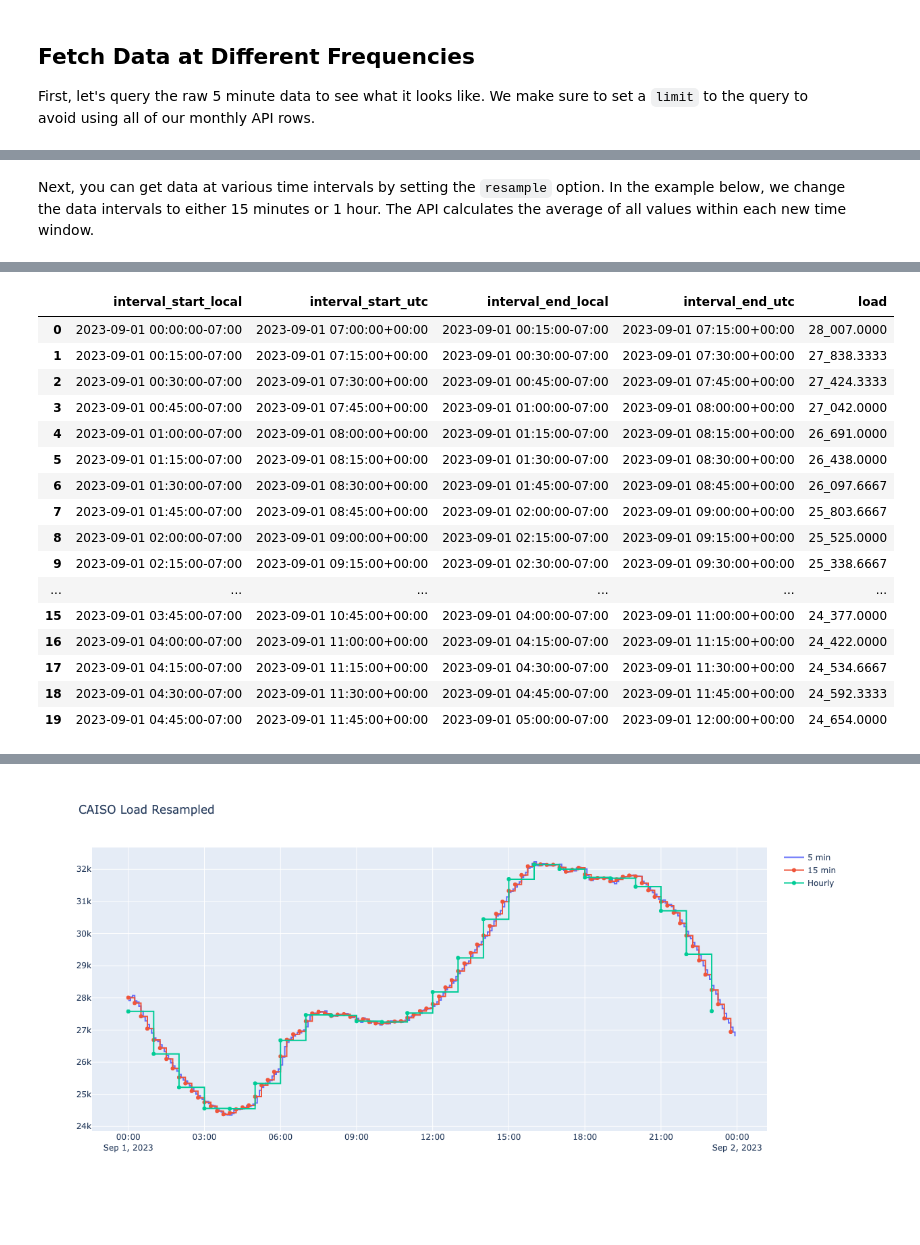
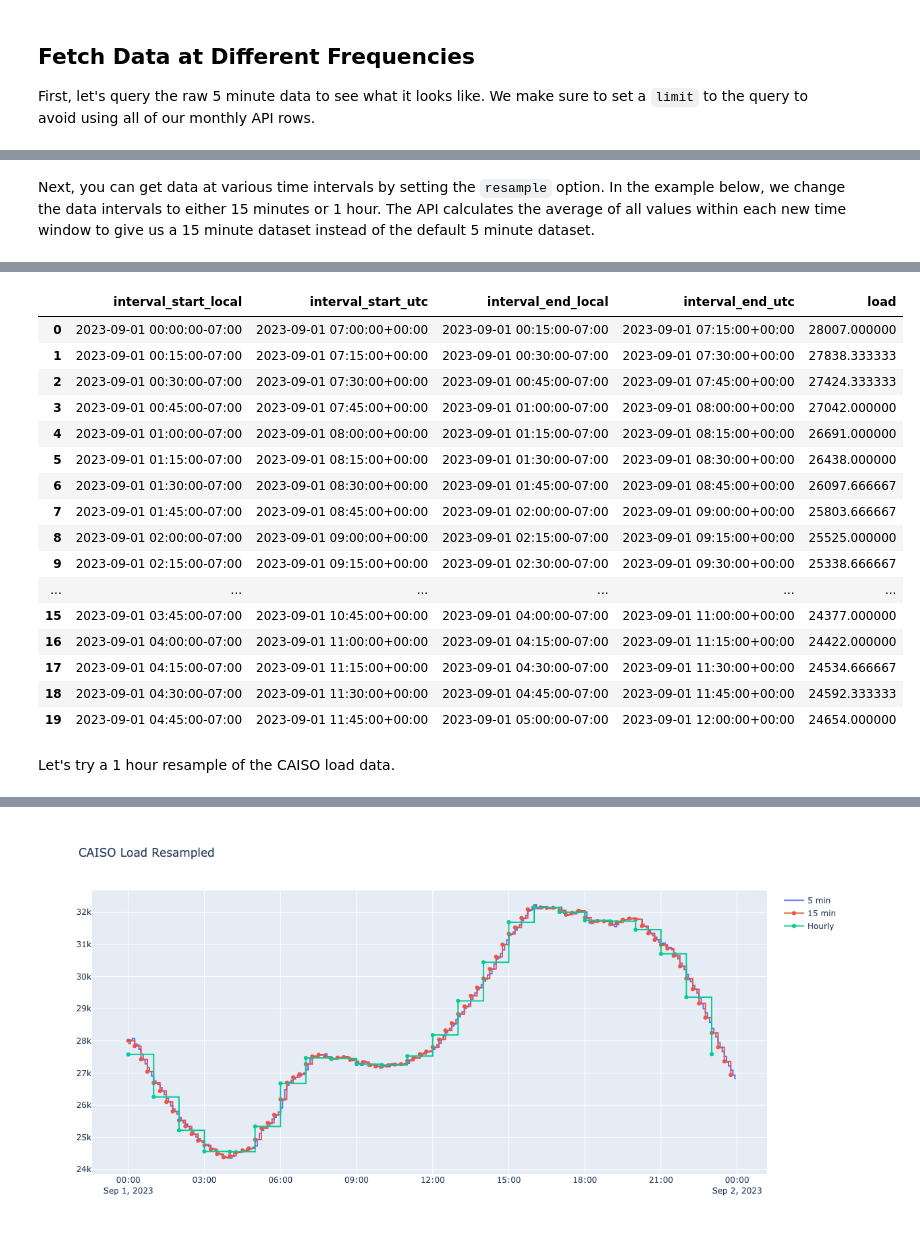
Before and after one commit to gridstatus/gridstatusio, a Jupyter notebook: Examples/6. Resampling Data.ipynb, the cells around one changed output, grey strips where cells are left out. Cells and saved outputs as stored; diff of their text form; code cells hidden in the pictures; blank space fills up the shorter version.

```diff
--- a/Examples/Resample Data.ipynb
+++ b/Examples/6. Resampling Data.ipynb
@@ -55,14 +53,14 @@ Total number of rows: 288
 | 287 | 2023-09-01 23:55:00-07:00 | 2023-09-02 06:55:00+00:00 | 2023-09-02 00:00:00-07:00 | 2023-09-02 07:00:00+00:00 | 26808 |
 288 rows × 5 columns
 # %% [markdown]
-Next, you can get data at various time intervals by setting the `resample` option. In the example below, we change the data intervals to either 15 minutes or 1 hour. The API calculates the average of all values within each new time window.
+Next, you can get data at various time intervals by setting the `resample` option. In the example below, we change the data intervals to either 15 minutes or 1 hour. The API calculates the average of all values within each new time window to give us a 15 minute dataset instead of the default 5 minute dataset.
 # %%
 df_15min = client.get_dataset(
     dataset="caiso_load",
     start="Sep 1, 2023",
     end="Sep 2, 2023",
     resample="15 minutes",
-    timezone="US/Pacific",
+    timezone="market",
     limit=QUERY_LIMIT,
 )
 
@@ -75,20 +75,22 @@ Total number of rows: 96
 |  | interval_start_local | interval_start_utc | interval_end_local | interval_end_utc | load |
-| 0 | 2023-09-01 00:00:00-07:00 | 2023-09-01 07:00:00+00:00 | 2023-09-01 00:15:00-07:00 | 2023-09-01 07:15:00+00:00 | 28_007.0000 |
-| 1 | 2023-09-01 00:15:00-07:00 | 2023-09-01 07:15:00+00:00 | 2023-09-01 00:30:00-07:00 | 2023-09-01 07:30:00+00:00 | 27_838.3333 |
-| 2 | 2023-09-01 00:30:00-07:00 | 2023-09-01 07:30:00+00:00 | 2023-09-01 00:45:00-07:00 | 2023-09-01 07:45:00+00:00 | 27_424.3333 |
-| 3 | 2023-09-01 00:45:00-07:00 | 2023-09-01 07:45:00+00:00 | 2023-09-01 01:00:00-07:00 | 2023-09-01 08:00:00+00:00 | 27_042.0000 |
-| 4 | 2023-09-01 01:00:00-07:00 | 2023-09-01 08:00:00+00:00 | 2023-09-01 01:15:00-07:00 | 2023-09-01 08:15:00+00:00 | 26_691.0000 |
-| 5 | 2023-09-01 01:15:00-07:00 | 2023-09-01 08:15:00+00:00 | 2023-09-01 01:30:00-07:00 | 2023-09-01 08:30:00+00:00 | 26_438.0000 |
-| 6 | 2023-09-01 01:30:00-07:00 | 2023-09-01 08:30:00+00:00 | 2023-09-01 01:45:00-07:00 | 2023-09-01 08:45:00+00:00 | 26_097.6667 |
-| 7 | 2023-09-01 01:45:00-07:00 | 2023-09-01 08:45:00+00:00 | 2023-09-01 02:00:00-07:00 | 2023-09-01 09:00:00+00:00 | 25_803.6667 |
-| 8 | 2023-09-01 02:00:00-07:00 | 2023-09-01 09:00:00+00:00 | 2023-09-01 02:15:00-07:00 | 2023-09-01 09:15:00+00:00 | 25_525.0000 |
-| 9 | 2023-09-01 02:15:00-07:00 | 2023-09-01 09:15:00+00:00 | 2023-09-01 02:30:00-07:00 | 2023-09-01 09:30:00+00:00 | 25_338.6667 |
+| 0 | 2023-09-01 00:00:00-07:00 | 2023-09-01 07:00:00+00:00 | 2023-09-01 00:15:00-07:00 | 2023-09-01 07:15:00+00:00 | 28007.000000 |
+| 1 | 2023-09-01 00:15:00-07:00 | 2023-09-01 07:15:00+00:00 | 2023-09-01 00:30:00-07:00 | 2023-09-01 07:30:00+00:00 | 27838.333333 |
+| 2 | 2023-09-01 00:30:00-07:00 | 2023-09-01 07:30:00+00:00 | 2023-09-01 00:45:00-07:00 | 2023-09-01 07:45:00+00:00 | 27424.333333 |
+| 3 | 2023-09-01 00:45:00-07:00 | 2023-09-01 07:45:00+00:00 | 2023-09-01 01:00:00-07:00 | 2023-09-01 08:00:00+00:00 | 27042.000000 |
+| 4 | 2023-09-01 01:00:00-07:00 | 2023-09-01 08:00:00+00:00 | 2023-09-01 01:15:00-07:00 | 2023-09-01 08:15:00+00:00 | 26691.000000 |
+| 5 | 2023-09-01 01:15:00-07:00 | 2023-09-01 08:15:00+00:00 | 2023-09-01 01:30:00-07:00 | 2023-09-01 08:30:00+00:00 | 26438.000000 |
+| 6 | 2023-09-01 01:30:00-07:00 | 2023-09-01 08:30:00+00:00 | 2023-09-01 01:45:00-07:00 | 2023-09-01 08:45:00+00:00 | 26097.666667 |
+| 7 | 2023-09-01 01:45:00-07:00 | 2023-09-01 08:45:00+00:00 | 2023-09-01 02:00:00-07:00 | 2023-09-01 09:00:00+00:00 | 25803.666667 |
+| 8 | 2023-09-01 02:00:00-07:00 | 2023-09-01 09:00:00+00:00 | 2023-09-01 02:15:00-07:00 | 2023-09-01 09:15:00+00:00 | 25525.000000 |
+| 9 | 2023-09-01 02:15:00-07:00 | 2023-09-01 09:15:00+00:00 | 2023-09-01 02:30:00-07:00 | 2023-09-01 09:30:00+00:00 | 25338.666667 |
 | ... | ... | ... | ... | ... | ... |
-| 15 | 2023-09-01 03:45:00-07:00 | 2023-09-01 10:45:00+00:00 | 2023-09-01 04:00:00-07:00 | 2023-09-01 11:00:00+00:00 | 24_377.0000 |
-| 16 | 2023-09-01 04:00:00-07:00 | 2023-09-01 11:00:00+00:00 | 2023-09-01 04:15:00-07:00 | 2023-09-01 11:15:00+00:00 | 24_422.0000 |
-| 17 | 2023-09-01 04:15:00-07:00 | 2023-09-01 11:15:00+00:00 | 2023-09-01 04:30:00-07:00 | 2023-09-01 11:30:00+00:00 | 24_534.6667 |
-| 18 | 2023-09-01 04:30:00-07:00 | 2023-09-01 11:30:00+00:00 | 2023-09-01 04:45:00-07:00 | 2023-09-01 11:45:00+00:00 | 24_592.3333 |
-| 19 | 2023-09-01 04:45:00-07:00 | 2023-09-01 11:45:00+00:00 | 2023-09-01 05:00:00-07:00 | 2023-09-01 12:00:00+00:00 | 24_654.0000 |
+| 15 | 2023-09-01 03:45:00-07:00 | 2023-09-01 10:45:00+00:00 | 2023-09-01 04:00:00-07:00 | 2023-09-01 11:00:00+00:00 | 24377.000000 |
+| 16 | 2023-09-01 04:00:00-07:00 | 2023-09-01 11:00:00+00:00 | 2023-09-01 04:15:00-07:00 | 2023-09-01 11:15:00+00:00 | 24422.000000 |
+| 17 | 2023-09-01 04:15:00-07:00 | 2023-09-01 11:15:00+00:00 | 2023-09-01 04:30:00-07:00 | 2023-09-01 11:30:00+00:00 | 24534.666667 |
+| 18 | 2023-09-01 04:30:00-07:00 | 2023-09-01 11:30:00+00:00 | 2023-09-01 04:45:00-07:00 | 2023-09-01 11:45:00+00:00 | 24592.333333 |
+| 19 | 2023-09-01 04:45:00-07:00 | 2023-09-01 11:45:00+00:00 | 2023-09-01 05:00:00-07:00 | 2023-09-01 12:00:00+00:00 | 24654.000000 |
+# %% [markdown]
+Let's try a 1 hour resample of the CAISO load data.
 # %%
 df_hourly = client.get_dataset(
     dataset="caiso_load",
```
Also changed, not shown: parts of 17 cells of this notebook, 2 other files.
